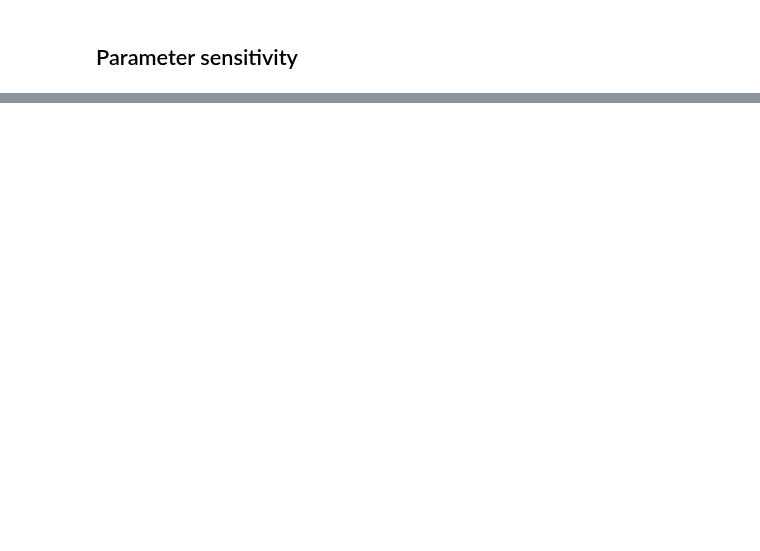
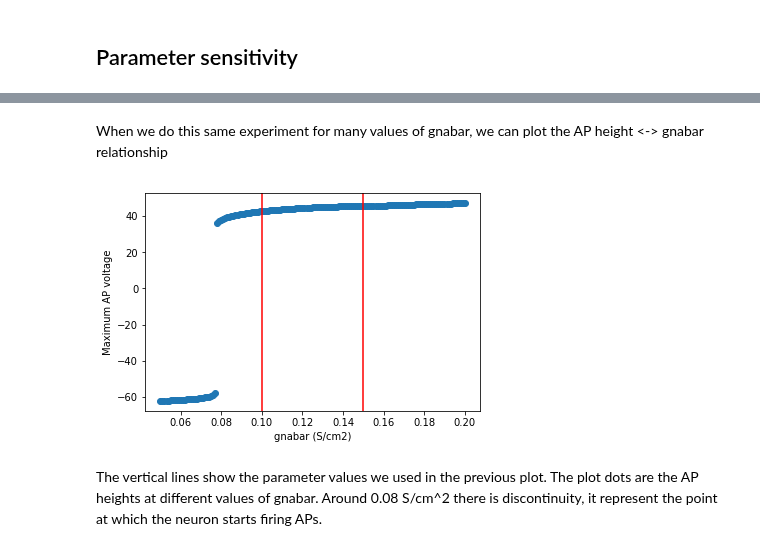
Before and after one commit to BlueBrain/MOOC-neurons-and-synapses-2017, a Jupyter notebook: ModelingNeurons/TutBallStick/ballandstick.ipynb, the cells around one changed output, grey strips where cells are left out. Cells and saved outputs as stored; diff of their text form; code cells hidden in the pictures; blank space fills up the shorter version.

```diff
--- a/ModelingNeurons/TutBallStick/ballandstick.ipynb
+++ b/ModelingNeurons/TutBallStick/ballandstick.ipynb
@@ -590,0 +313,20 @@ del netcon2
+# %%
+import matplotlib.pyplot as plt
+import numpy
+
+for gnabar in [0.1, 0.15]:
+    soma.gkbar_hh = 0.01
+    soma.gnabar_hh = gnabar
+
+    neuron.h.tstop=30
+
+    neuron.h.run()
+
+    # Convert the NEURON vectors to numpy arrays
+    time_py = time.to_python()
+    voltage_py = voltage.to_python()
+
+    plt.plot(time_py, max(voltage_py)*numpy.ones(len(time_py)), 'r')
+    plot_tv(time_py, voltage_py, show=False)
+
+plt.show()
@@ -590,0 +335,34 @@ del netcon2
+# %% [markdown]
+When we do this same experiment for many values of gnabar, we can plot the AP height <-> gnabar relationship
+# %%
+soma.gkbar_hh = 0.01
+
+# definitely mention critical value where state changes
+# show something with percentages
+# show value we were using before on plot
+
+max_voltages = []
+import numpy
+gnabar_range = numpy.arange(.05, 0.2, 0.001)
+for gnabar in gnabar_range:
+    soma.gnabar_hh = gnabar
+
+    neuron.h.run()
+
+    # Convert the NEURON vectors to numpy arrays
+    time_py = time.to_python()
+    voltage_py = voltage.to_python()
+
+    max_voltages.append(max(voltage_py))
+
+plt.plot(gnabar_range, max_voltages, 'oC0')
+plt.xlabel('gnabar (S/cm2)')
+plt.ylabel('Maximum AP voltage')
+for xs in [0.1, 0.15]:
+    plt.axvline(x=xs, color='r')
+plt.show()
+# %% [output]
+[figure, added]
+# %% [markdown]
+The vertical lines show the parameter values we used in the previous plot.
+The plot dots are the AP heights at different values of gnabar. Around 0.08 S/cm^2 there is discontinuity, it represent the point at which the neuron starts firing APs.
```
Also changed, not shown: parts of 73 cells of this notebook, 3 other files.
